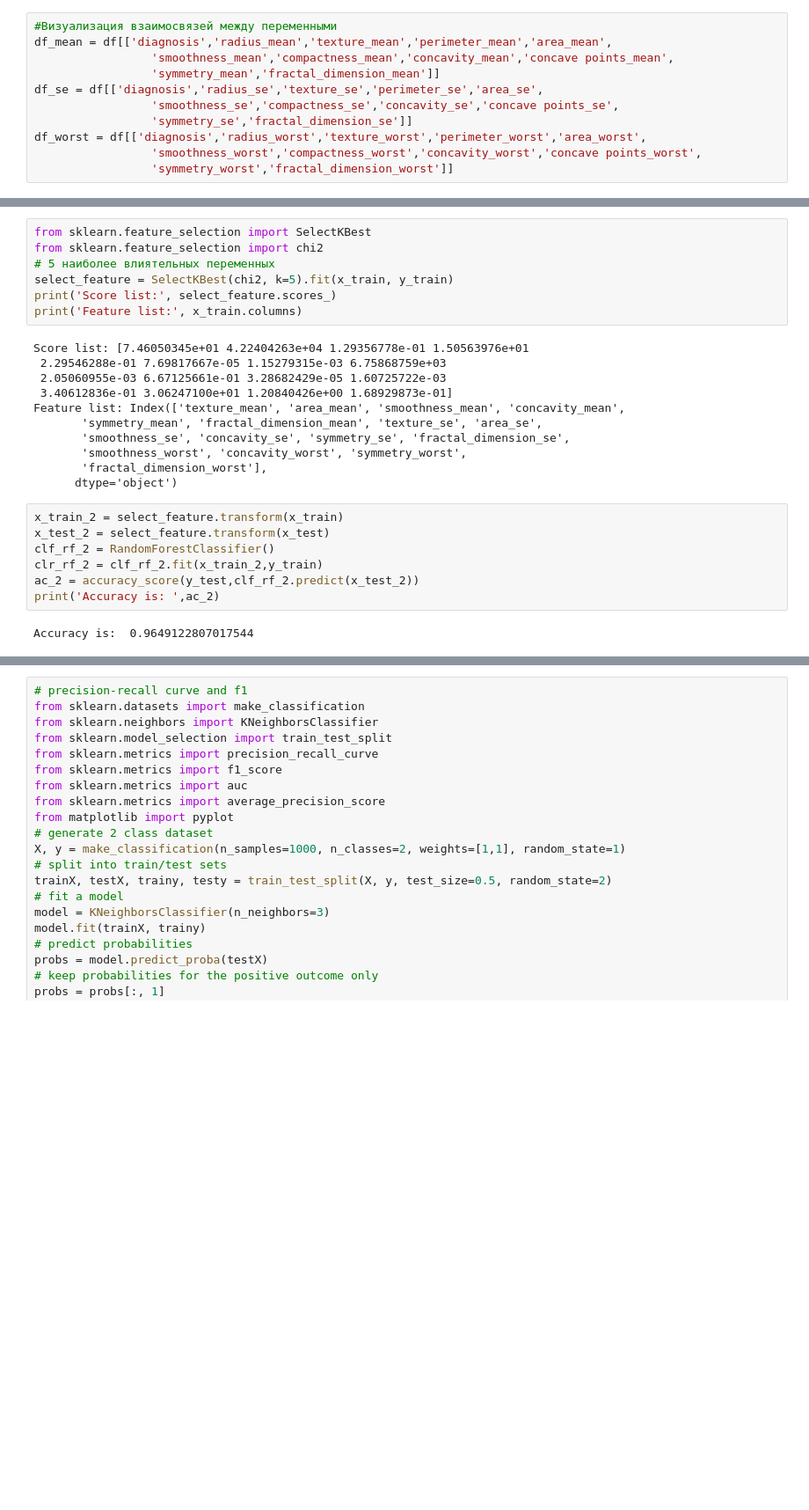
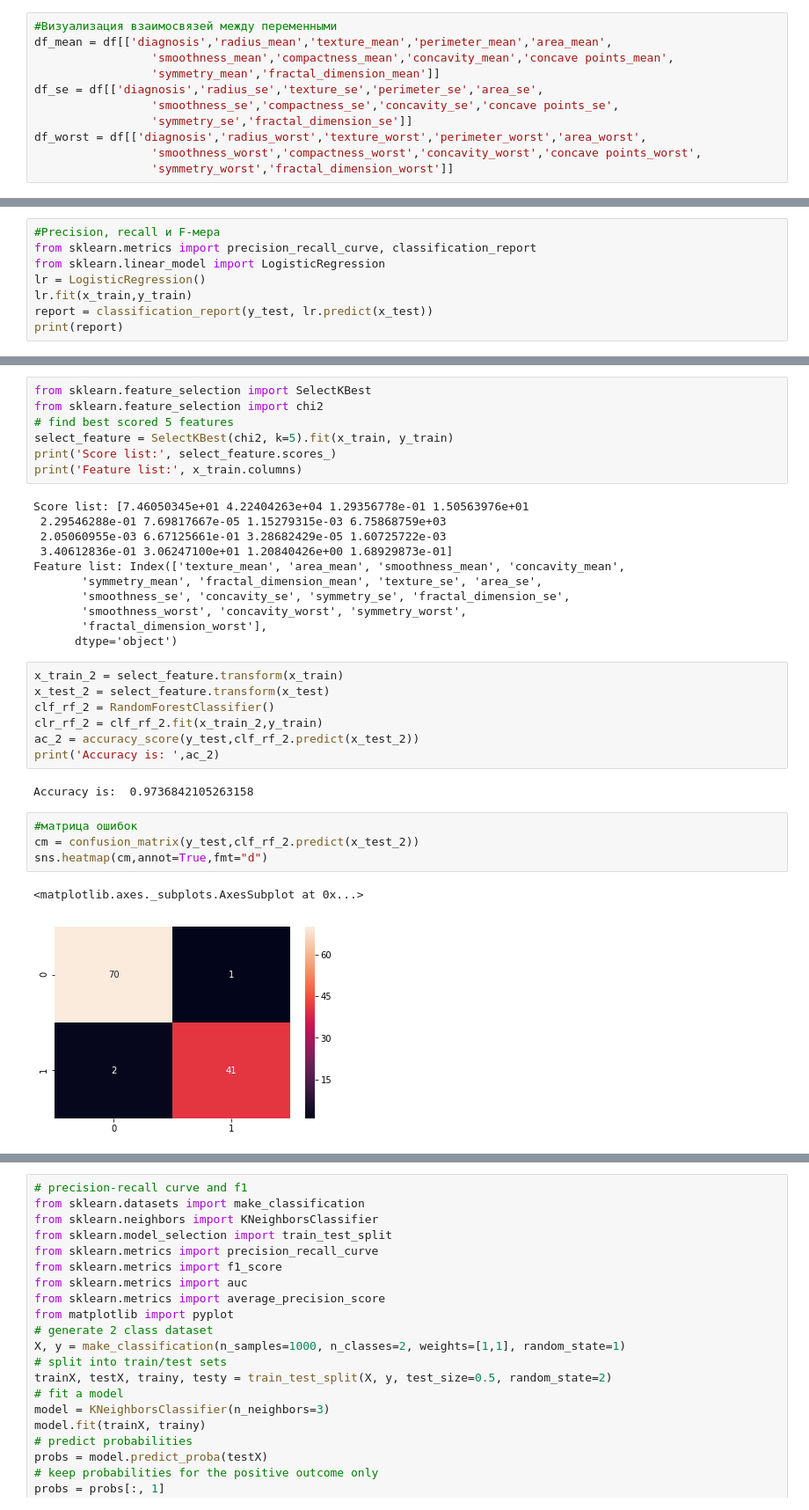
Before and after one commit to olgakhamtsova/netology, a Jupyter notebook: FW_Khamtsova.ipynb, the cells around one changed output, grey strips where cells are left out. Shown at 88% size. Cells and saved outputs as stored; diff of their text form; blank space fills up the shorter version.

```diff
--- a/FW_Khamtsova.ipynb
+++ b/FW_Khamtsova.ipynb
@@ -155,0 +198,8 @@ Accuracy is:  0.9824561403508771
+# %%
+#Precision, recall и F-мера
+from sklearn.metrics import precision_recall_curve, classification_report
+from sklearn.linear_model import LogisticRegression
+lr = LogisticRegression()
+lr.fit(x_train,y_train)
+report = classification_report(y_test, lr.predict(x_test))
+print(report)
@@ -156,7 +215,7 @@ Accuracy is:  0.9824561403508771
 # %%
 from sklearn.feature_selection import SelectKBest
 from sklearn.feature_selection import chi2
-# 5 наиболее влиятельных переменных
+# find best scored 5 features
 select_feature = SelectKBest(chi2, k=5).fit(x_train, y_train)
 print('Score list:', select_feature.scores_)
 print('Feature list:', x_train.columns)
@@ -179,4 +238,11 @@ clr_rf_2 = clf_rf_2.fit(x_train_2,y_train)
 ac_2 = accuracy_score(y_test,clf_rf_2.predict(x_test_2))
 print('Accuracy is: ',ac_2)
 # %% [output]
-Accuracy is:  0.9649122807017544
+Accuracy is:  0.9736842105263158
+# %%
+#матрица ошибок
+cm = confusion_matrix(y_test,clf_rf_2.predict(x_test_2))
+sns.heatmap(cm,annot=True,fmt="d")
+# %% [output]
+<matplotlib.axes._subplots.AxesSubplot at 0x...>
+[figure, added]
```
Also changed, not shown: parts of 12 cells of this notebook.
